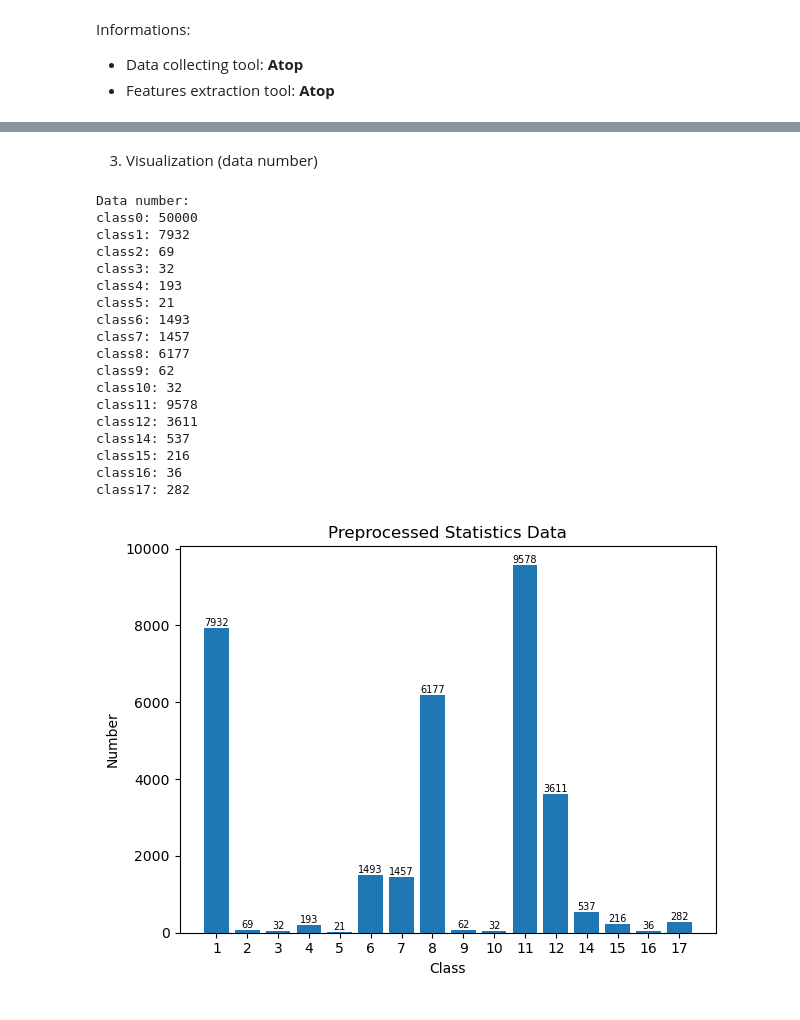
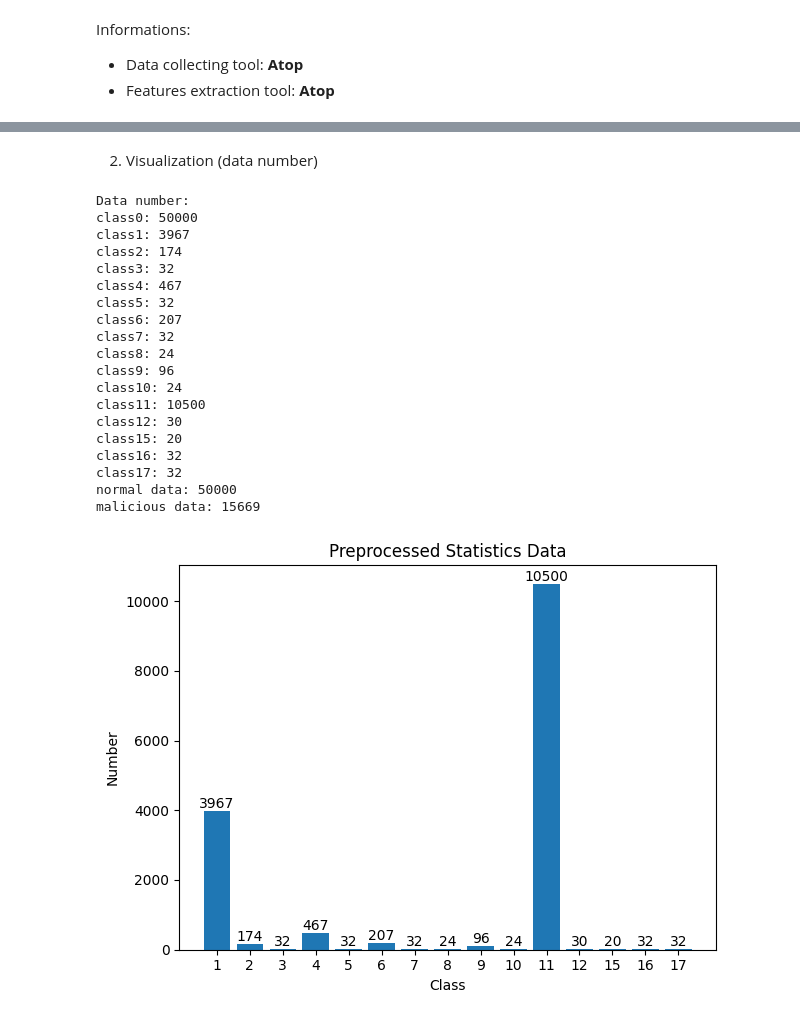
Before and after one commit to charlie532/Cyber-Attack-Lifecycle-and-Technique-Detection, a Jupyter notebook: 1_preprocessing/preprocess_accounting.ipynb, the cells around one changed output, grey strips where cells are left out. Cells and saved outputs as stored; diff of their text form; code cells hidden in the pictures.

```diff
--- a/1_preprocessing/preprocess_accounting.ipynb
+++ b/1_preprocessing/preprocess_accounting.ipynb
@@ -182,5 +182,5 @@ remain features: 38
 # %% [markdown]
-3. Visualization (data number)
+2. Visualization (data number)
 # %%
 def bar_class_num(technique_data_size):
     class_num = np.arange(len(technique_data_size))
@@ -194,54 +194,59 @@ def bar_class_num(technique_data_size):
             '%d' % int(height),
             ha = "center",
             va = "bottom",
-            fontsize = 7,
+            fontsize = 10,
         )
     labels.pop(0)
     plt.xticks(class_num, labels)
     plt.xlabel("Class")
     plt.ylabel("Number")
     plt.title("Preprocessed Statistics Data")
     # plt.title("Raw Statistics Data")
     plt.tight_layout()
     plt.savefig("accounting.png", dpi=400)
     plt.show()
 
 technique_data_size = []
 df = pd.read_csv(os.path.join(folder, 'select_'+filename_label))
-# df = pd.read_csv(os.path.join(folder, "preprocess_label_atop.csv"))
+# df = pd.read_csv(os.path.join(folder, filename_label))
 labels = df['Label'].unique()
 labels = [int(i) for i in labels]
 labels.sort()
 with open("labels_table.json", "r") as f:
     label_table = json.load(f)
 
 for i in labels:
     if i != 0:
         class_data_size = len(df[df['Label'] == i])
         technique_data_size.append(class_data_size)
 
 print("\nData number:")
 for i in labels:
     print("class{0}: {1}".format(i, len(df[df['Label'] == i])))
 
+
+print("normal data: {}".format(len(df[df['Label'] == 0])))
+print("malicious data: {}".format(len(df) - len(df[df['Label'] == 0])))
+
 bar_class_num(technique_data_size)
 # %% [output]
 Data number:
 class0: 50000
-class1: 7932
-class2: 69
+class1: 3967
+class2: 174
 class3: 32
-class4: 193
-class5: 21
-class6: 1493
-class7: 1457
-class8: 6177
-class9: 62
-class10: 32
-class11: 9578
-class12: 3611
-class14: 537
-class15: 216
-class16: 36
-class17: 282
+class4: 467
+class5: 32
+class6: 207
+class7: 32
+class8: 24
+class9: 96
+class10: 24
+class11: 10500
+class12: 30
+class15: 20
+class16: 32
+class17: 32
+normal data: 50000
+malicious data: 15669
-[figure, old version]
+[figure, new version]
```
Also changed, not shown: parts of 6 cells of this notebook, 5 other files.
